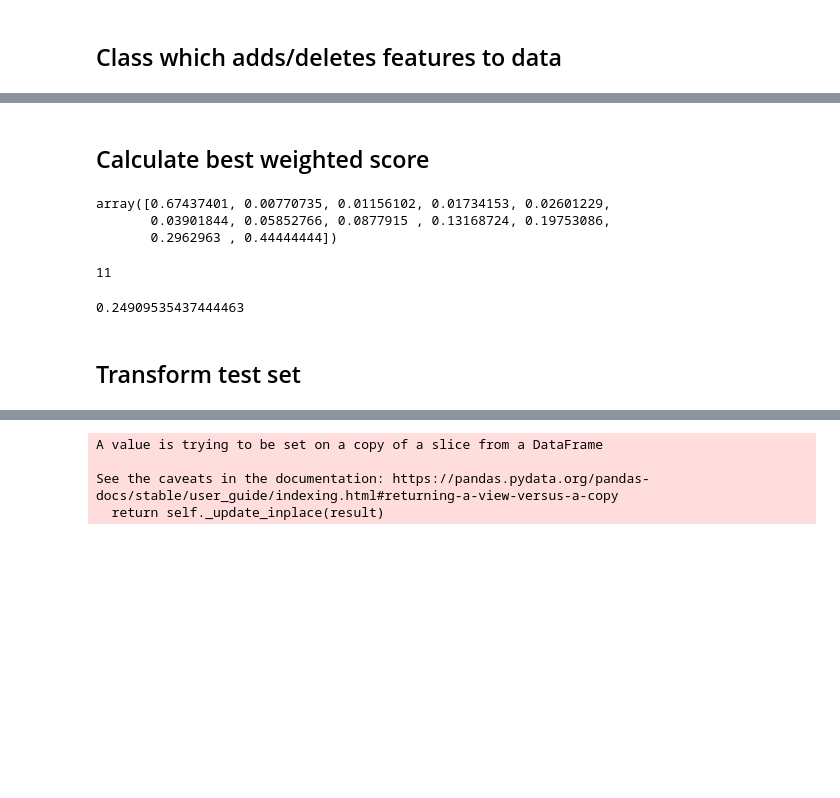
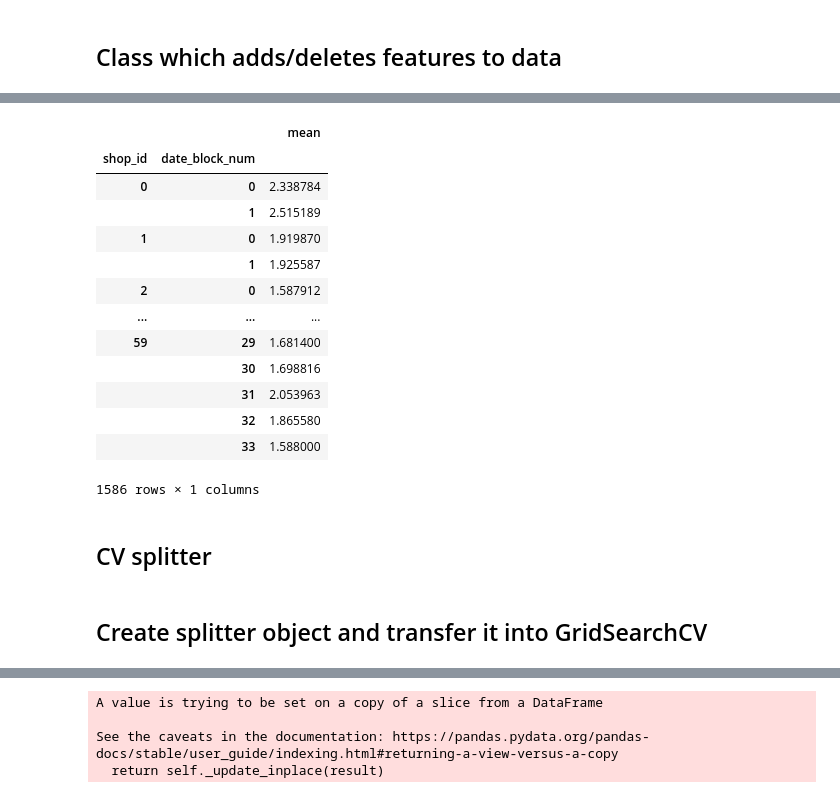
Before and after one commit to Evgeniy-2000/ML_practice_project, a Jupyter notebook: Main.ipynb, the cells around one changed output, grey strips where cells are left out. Drawn from its saved outputs; the diff is of its cells as text; code cells hidden in the pictures; blank space fills up the shorter version.

```diff
--- a/Main.ipynb
+++ b/Main.ipynb
@@ -728,33 +667,20 @@ scores[max_index]
-# %% [markdown]
-## Calculate best weighted score
-# %%
-w = 1.5
-
-weights = [w ** deg for deg in range(n - 1)]
-# we need to give bigger weight to the "first" month
-weights.insert(0, 1 + w ** (n - 1))
-weights = np.array(weights)
-# sum of weights is equal to (1 + w ** (n - 1)) + (w ** (n - 1) - 1), so total sum is equals to w ** n
-assert w != 1
-weights /= (w ** n)
-weights
-# %% [output]
-array([0.67437401, 0.00770735, 0.01156102, 0.01734153, 0.02601229,
-       0.03901844, 0.05852766, 0.0877915 , 0.13168724, 0.19753086,
-       0.2962963 , 0.44444444])
-# %%
-weighted_scores = scores * weights
-
-max_value = np.max(weighted_scores)
-
-conditon = (weighted_scores == max_value)
-max_index = np.where(conditon)[0][0]
-# %% [output]
-11
-# %%
-weighted_error = np.sum(weighted_scores)
-weighted_error
-# %% [output]
-0.24909535437444463
-# %% [markdown]
-## Transform test set
+# %%
+tdata = train_grouped_by_month.groupby(['shop_id', 'date_block_num']).agg({'item_cnt_month': ['mean']})
+tdata['item_cnt_month']
+# %% [output]
+|  |  | mean |
+| shop_id | date_block_num |  |
+| 0 | 0 | 2.338784 |
+|  | 1 | 2.515189 |
+| 1 | 0 | 1.919870 |
+|  | 1 | 1.925587 |
+| 2 | 0 | 1.587912 |
+| ... | ... | ... |
+| 59 | 29 | 1.681400 |
+|  | 30 | 1.698816 |
+|  | 31 | 2.053963 |
+|  | 32 | 1.865580 |
+|  | 33 | 1.588000 |
+1586 rows × 1 columns
+# %% [markdown]
+## CV splitter
@@ -760,0 +707,2 @@ weighted_error
+# %% [markdown]
+## Create splitter object and transfer it into GridSearchCV
```
Also changed, not shown: parts of 32 cells of this notebook.
